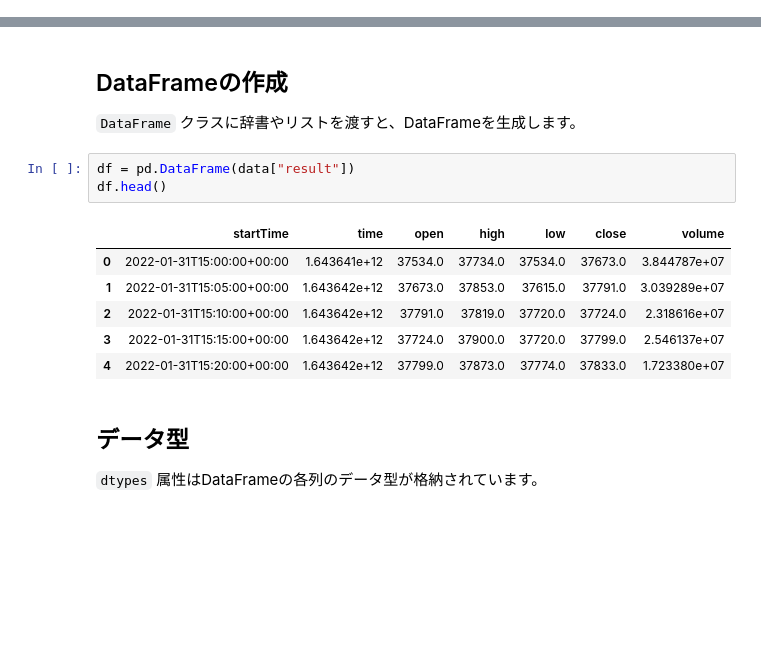
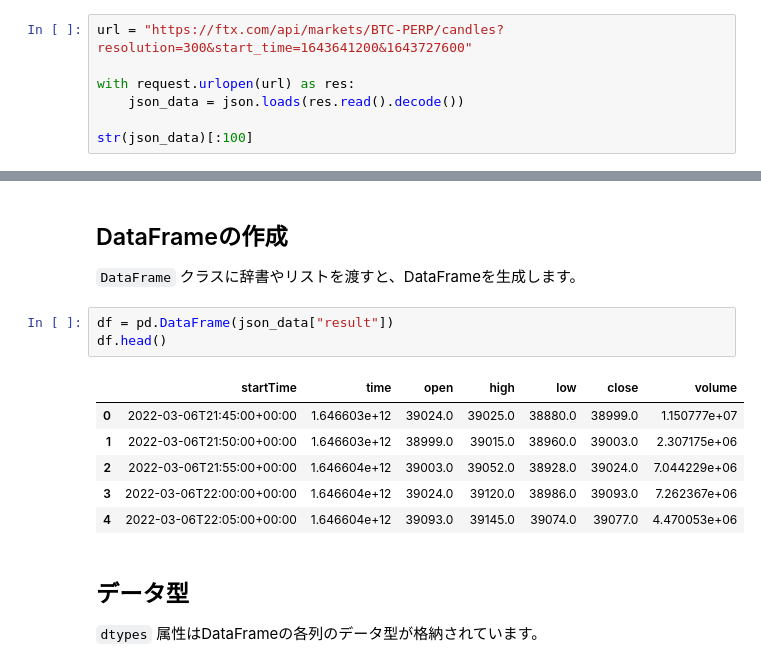
Before and after one commit to fin-py/botter4pandas, a Jupyter notebook: create_dataframe.ipynb, the cells around one changed output, grey strips where cells are left out. Cells and saved outputs as stored; diff of their text form; blank space fills up the shorter version.

```diff
--- a/create_dataframe.ipynb
+++ b/create_dataframe.ipynb
@@ -60,0 +13,7 @@ data["result"][:5]
+# %%
+url = "https://ftx.com/api/markets/BTC-PERP/candles?resolution=300&start_time=1643641200&1643727600"
+
+with request.urlopen(url) as res:
+    json_data = json.loads(res.read().decode())
+
+str(json_data)[:100]
@@ -63,15 +24,15 @@ data["result"][:5]
 
 `DataFrame` クラスに辞書やリストを渡すと、DataFrameを生成します。
 # %%
-df = pd.DataFrame(data["result"])
+df = pd.DataFrame(json_data["result"])
 df.head()
 # %% [output]
 |  | startTime | time | open | high | low | close | volume |
-| 0 | 2022-01-31T15:00:00+00:00 | 1.643641e+12 | 37534.0 | 37734.0 | 37534.0 | 37673.0 | 3.844787e+07 |
-| 1 | 2022-01-31T15:05:00+00:00 | 1.643642e+12 | 37673.0 | 37853.0 | 37615.0 | 37791.0 | 3.039289e+07 |
-| 2 | 2022-01-31T15:10:00+00:00 | 1.643642e+12 | 37791.0 | 37819.0 | 37720.0 | 37724.0 | 2.318616e+07 |
-| 3 | 2022-01-31T15:15:00+00:00 | 1.643642e+12 | 37724.0 | 37900.0 | 37720.0 | 37799.0 | 2.546137e+07 |
-| 4 | 2022-01-31T15:20:00+00:00 | 1.643642e+12 | 37799.0 | 37873.0 | 37774.0 | 37833.0 | 1.723380e+07 |
+| 0 | 2022-03-06T21:45:00+00:00 | 1.646603e+12 | 39024.0 | 39025.0 | 38880.0 | 38999.0 | 1.150777e+07 |
+| 1 | 2022-03-06T21:50:00+00:00 | 1.646603e+12 | 38999.0 | 39015.0 | 38960.0 | 39003.0 | 2.307175e+06 |
+| 2 | 2022-03-06T21:55:00+00:00 | 1.646604e+12 | 39003.0 | 39052.0 | 38928.0 | 39024.0 | 7.044229e+06 |
+| 3 | 2022-03-06T22:00:00+00:00 | 1.646604e+12 | 39024.0 | 39120.0 | 38986.0 | 39093.0 | 7.262367e+06 |
+| 4 | 2022-03-06T22:05:00+00:00 | 1.646604e+12 | 39093.0 | 39145.0 | 39074.0 | 39077.0 | 4.470053e+06 |
 # %% [markdown]
 ## データ型
 
```
Also changed, not shown: parts of 10 cells of this notebook, 1 other file.
